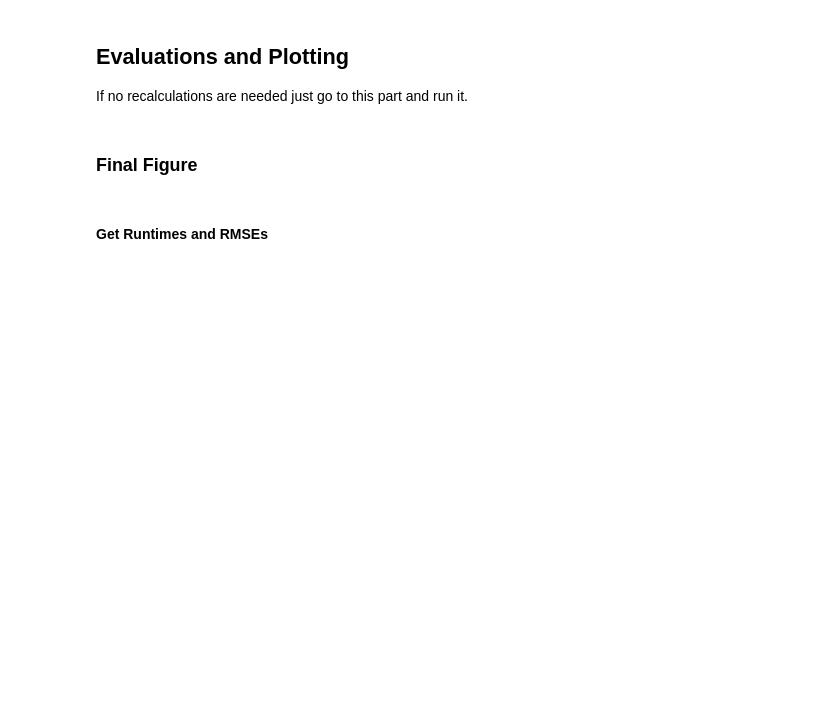
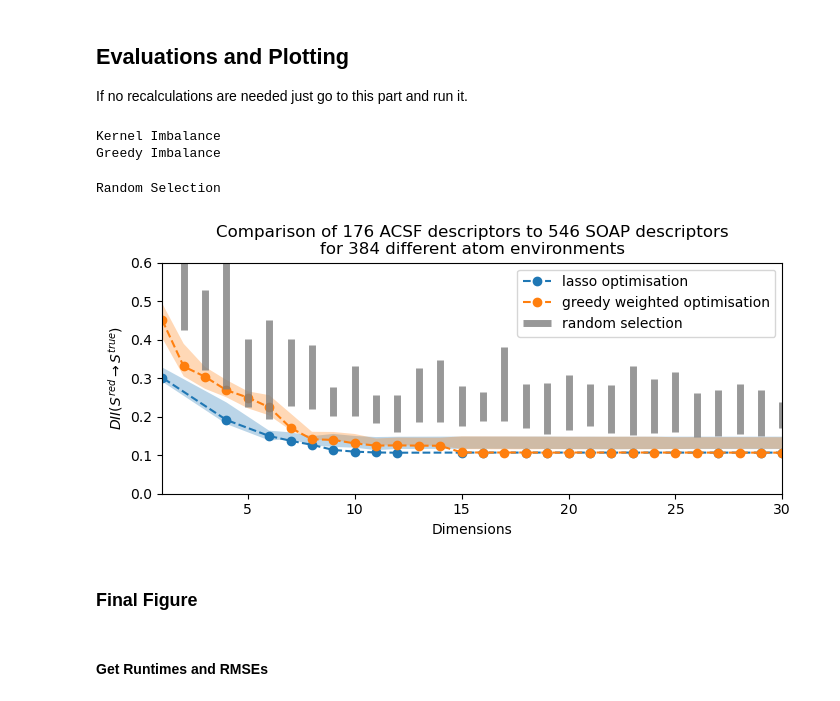
Before and after one commit to FelixWodaczek/dii-molecular-systems, a Jupyter notebook: liquid_water_mlp_fitpredict/water_descriptors.ipynb, the cells around one changed output. Drawn from its saved outputs; the diff is of its cells as text; code cells hidden in the pictures; blank space fills up the shorter version.

```diff
--- a/liquid_water_mlp_fitpredict/water_descriptors.ipynb
+++ b/liquid_water_mlp_fitpredict/water_descriptors.ipynb
@@ -146,8 +191,8 @@ l1_penalties_opt_per_nfeatures = l1_penalties_opt_per_nfeatures[::-1]
 # %% [markdown]
 ### Weighted Backwards Greedy
 # %%
-greedy_gammas, greedy_imbs = fw_input.return_backward_greedy_dii_elimination(
-    target_data=fw_target, initial_weights=initial_gammas, lambd=None,
-    initial_weights=initial_gammas, lambd=None, n_epochs=80,
-    l_rate=opt_l_rate, constrain=False, decaying_lr=True
+greedy_imbs, greedy_gammas = fw_input.return_backward_greedy_dii_elimination(
+    target_data=fw_target, initial_weights=initial_gammas,
+    lambd=None, n_epochs=80,
+    constrain=False, decaying_lr="exp",
 )
@@ -157,7 +220,7 @@ greedy_gammas, greedy_imbs = fw_input.return_backward_greedy_dii_elimination(
 If no recalculations are needed just go to this part and run it.
 # %%
 mode='load_old'
-if mode=='save_new':
+if mode=='load_old':
     # make a subdirectory for storing results
     if not data_dir.joinpath('water_phase_store').exists():
         data_dir.joinpath('water_phase_store').mkdir()
@@ -172,7 +235,13 @@ elif mode=='load_old':
     greedy_gammas = np.load(data_dir.joinpath("water_phase_store/greedy_gammas_hartbohr_lambda.npy"))
     greedy_imbs = np.load(data_dir.joinpath("water_phase_store/greedy_imbs_hartbohr_lambda.npy"))
 
-where_gammas_found = (kernel_imbs!=0.)
+where_gammas_found = np.logical_and(kernel_imbs!=0., np.logical_not(np.isnan(kernel_imbs)))
+
+# in old formats, greedy gammas is sometimes saved with history:
+if len(greedy_gammas.shape)>2:
+    greedy_gammas = greedy_gammas[:, -1, :].copy()
+if len(greedy_imbs.shape)>1:
+    greedy_imbs = greedy_imbs[:, -1].copy()
 # %%
 n_batches = 10
 rng = np.random.default_rng()
@@ -201,12 +270,15 @@ batched_greedy_imbalances = np.empty((len(greedy_imbs), n_batches), dtype=np.flo
 for n_dims in range(greedy_gammas.shape[-1]):
     for ii_batch, batch in enumerate(batch_indices):
         batched_greedy_imbalances[n_dims, ii_batch] = FeatureWeighting(
-            coordinates=liquid_atomic_acsf[batch, :]*greedy_gammas[n_dims, -1, :],
+            coordinates=liquid_atomic_acsf[batch, :]*greedy_gammas[n_dims, :],
             maxk=len(batch)-1, verbose=False,
         ).return_dii(
             target_data=true_fws[ii_batch],
             lambd=None
         )
+# %% [output]
+Kernel Imbalance
+Greedy Imbalance
 # %%
 print("Random Selection")
 batched_random_imbalances = np.empty((len(kernel_imbs), n_batches), dtype=np.float32)
@@ -222,10 +294,11 @@ for n_dims in range(1, len(kernel_imbs)):
             target_data=true_fws[ii_batch],
             lambd=None
         )
+# %% [output]
+Random Selection
 # %%
 plt.rcParams.update(plt.rcParamsDefault)
 
-where_gammas_found = (kernel_imbs!=0.)
 fig, ax = plt.subplots(1, 1, figsize=(8, 3))
 
 if False:
@@ -251,34 +324,36 @@ ax.fill_between(
     np.max(batched_lasso_imbalances[where_gammas_found, :], axis=1),
     alpha=0.3
 )
 
 ax.plot(
-    np.arange(1, greedy_imbs.shape[0]+1), greedy_imbs[::-1, -1],
+    np.arange(1, greedy_imbs.shape[0]+1), greedy_imbs[::-1],
     'o--', label='greedy weighted optimisation'
 )
 ax.fill_between(
     range(1, len(batched_greedy_imbalances)+1),
     np.min(batched_greedy_imbalances[::-1, :], axis=1),
     np.max(batched_greedy_imbalances[::-1, :], axis=1),
     alpha=0.3, linewidth=10
 )
 
 ax.vlines(
     np.arange(1, kernel_imbs.shape[0]+1),
     np.min(batched_random_imbalances, axis=1),
     np.max(batched_random_imbalances, axis=1),
     alpha=0.8, color='tab:grey', linewidth=5, label='random selection'
 )
 
 ax.set_xlabel('Dimensions')
 ax.set_ylabel(r'$DII(S^{red} \to S^{true})$')
 ax.set_title("Comparison of %u ACSF descriptors to %u SOAP descriptors\nfor %u different atom environments"%(input_space.shape[1], target_data.shape[-1], input_space.shape[0]))
 ax.legend()
 ax.set_ylim([0., 0.6])
 ax.set_xlim([1, 30])
 
 fig.savefig("ii_history_acsf%u_c%u.png"%input_space.shape[::-1], format='png', bbox_inches='tight', dpi=300)
 plt.show()
+# %% [output]
+[figure, added]
 # %% [markdown]
 ### Final Figure
 # %% [markdown]
```
Also changed, not shown: parts of 11 cells of this notebook.
